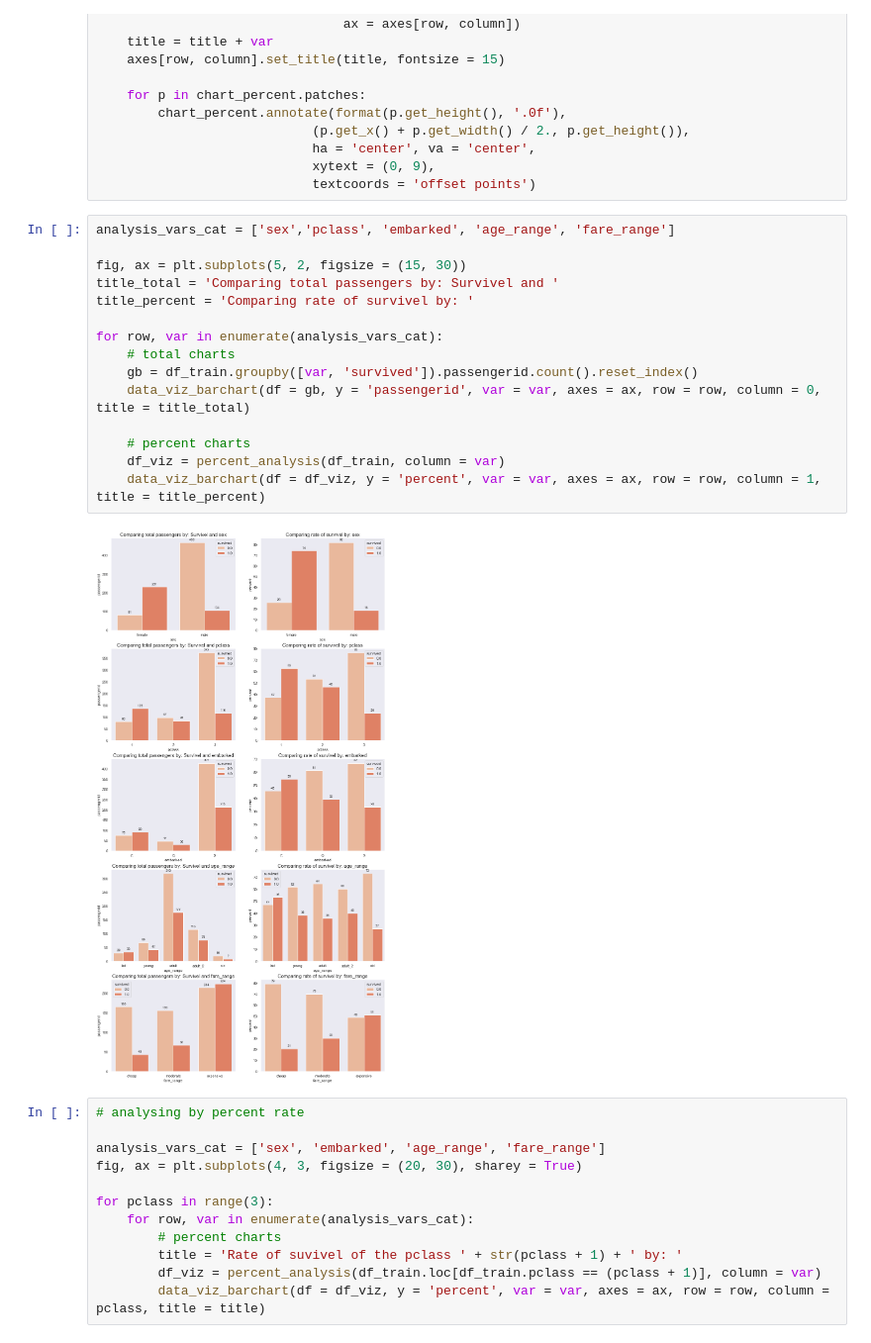
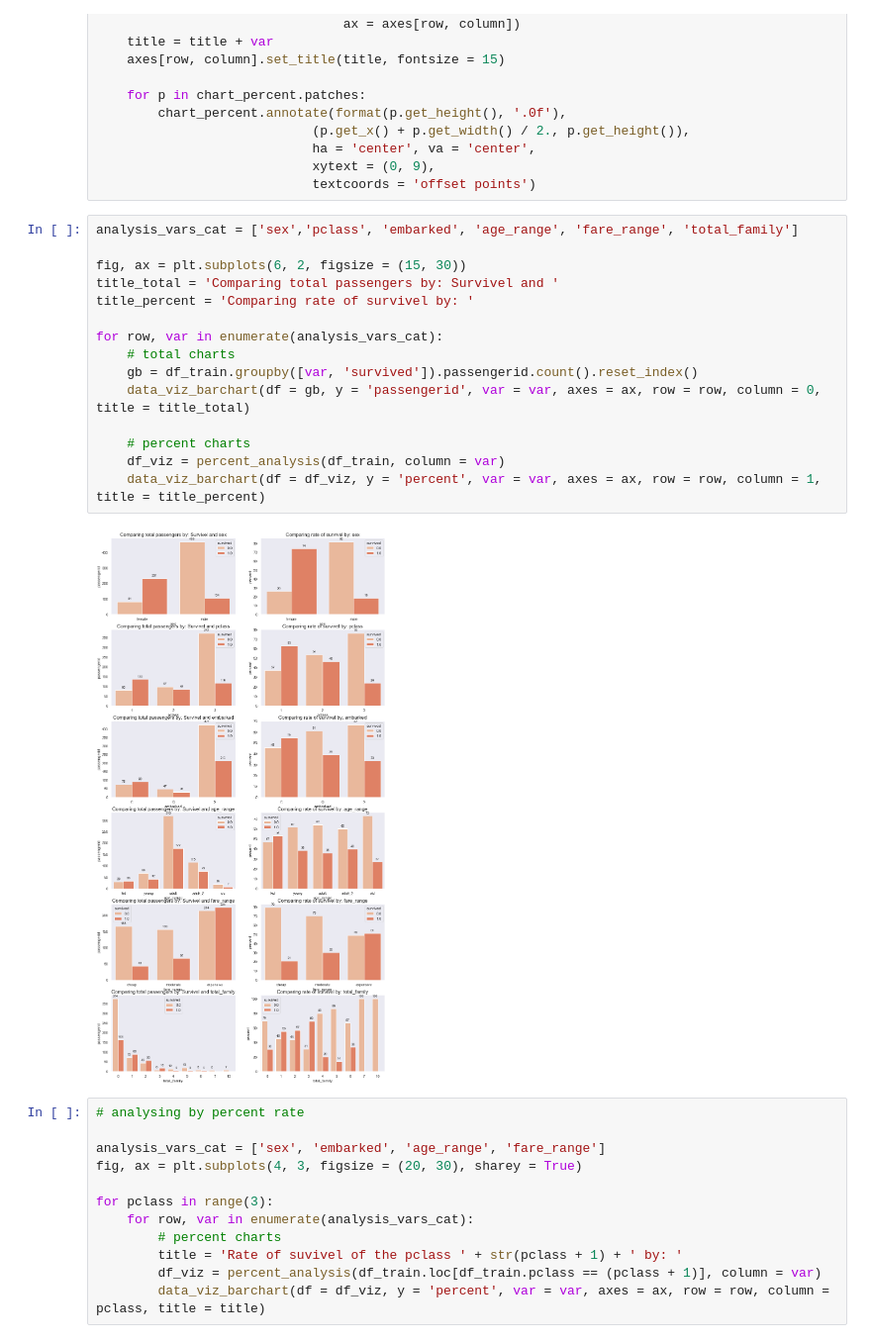
Before and after one commit to Mello-o/titanic, a Jupyter notebook: data-exploration.ipynb, the cells around one changed output. Shown: that part at 99% size. Saved outputs shown, nothing was run; the diff lists cells and outputs as text.

```diff
--- a/data-exploration.ipynb
+++ b/data-exploration.ipynb
@@ -285,22 +285,22 @@ def data_viz_barchart(df, y, var, axes, row, column, title):
                             xytext = (0, 9),
                             textcoords = 'offset points')
 # %%
-analysis_vars_cat = ['sex','pclass', 'embarked', 'age_range', 'fare_range']
+analysis_vars_cat = ['sex','pclass', 'embarked', 'age_range', 'fare_range', 'total_family']
 
-fig, ax = plt.subplots(5, 2, figsize = (15, 30))
+fig, ax = plt.subplots(6, 2, figsize = (15, 30))
 title_total = 'Comparing total passengers by: Survivel and '
 title_percent = 'Comparing rate of survivel by: '
 
 for row, var in enumerate(analysis_vars_cat):
     # total charts
     gb = df_train.groupby([var, 'survived']).passengerid.count().reset_index()
     data_viz_barchart(df = gb, y = 'passengerid', var = var, axes = ax, row = row, column = 0, title = title_total)
 
     # percent charts
     df_viz = percent_analysis(df_train, column = var)
     data_viz_barchart(df = df_viz, y = 'percent', var = var, axes = ax, row = row, column = 1, title = title_percent)
 # %% [output]
-[figure, old version]
+[figure, new version]
 # %%
 # analysing by percent rate
 
```
Also changed, not shown: parts of 1 cell of this notebook.
